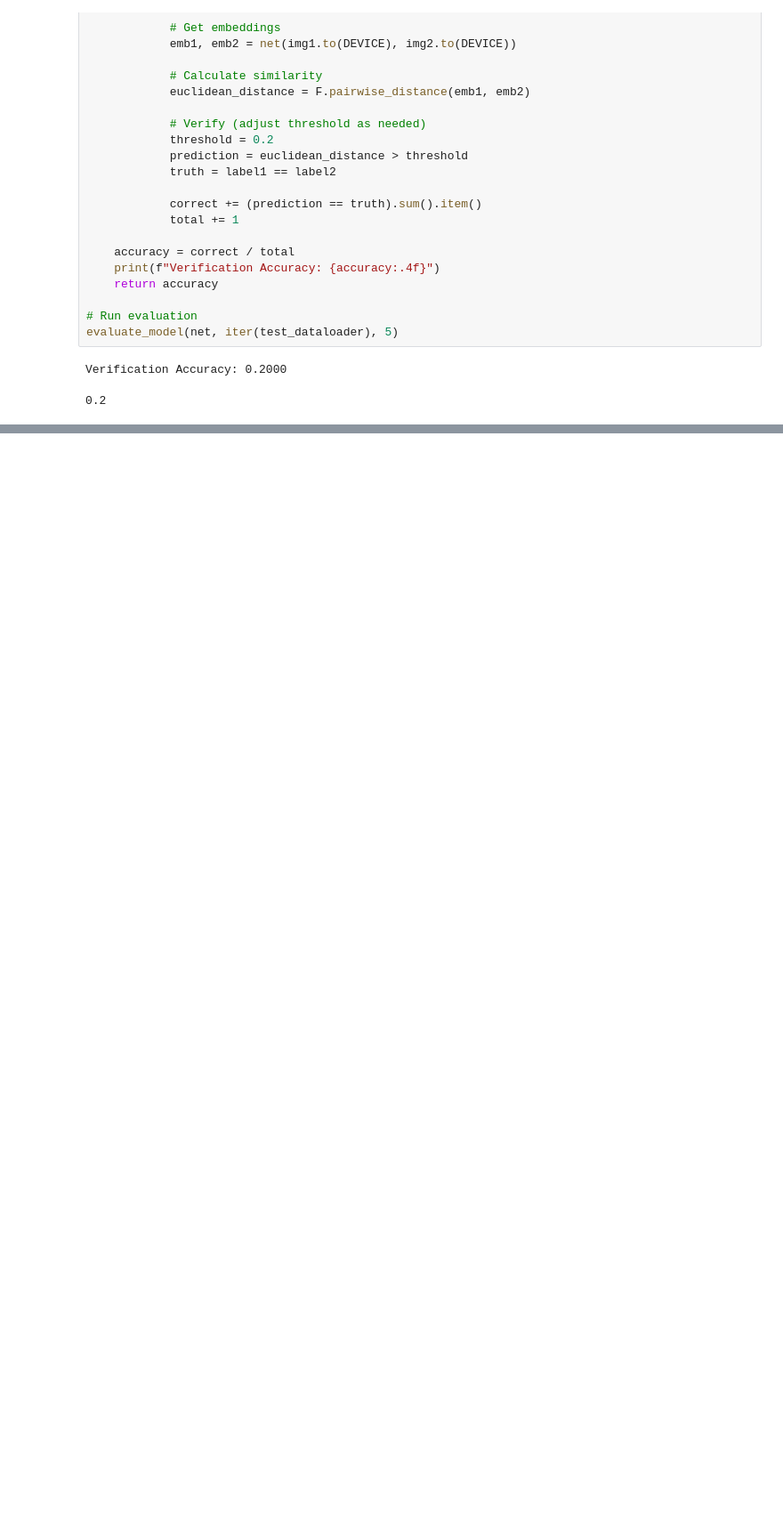
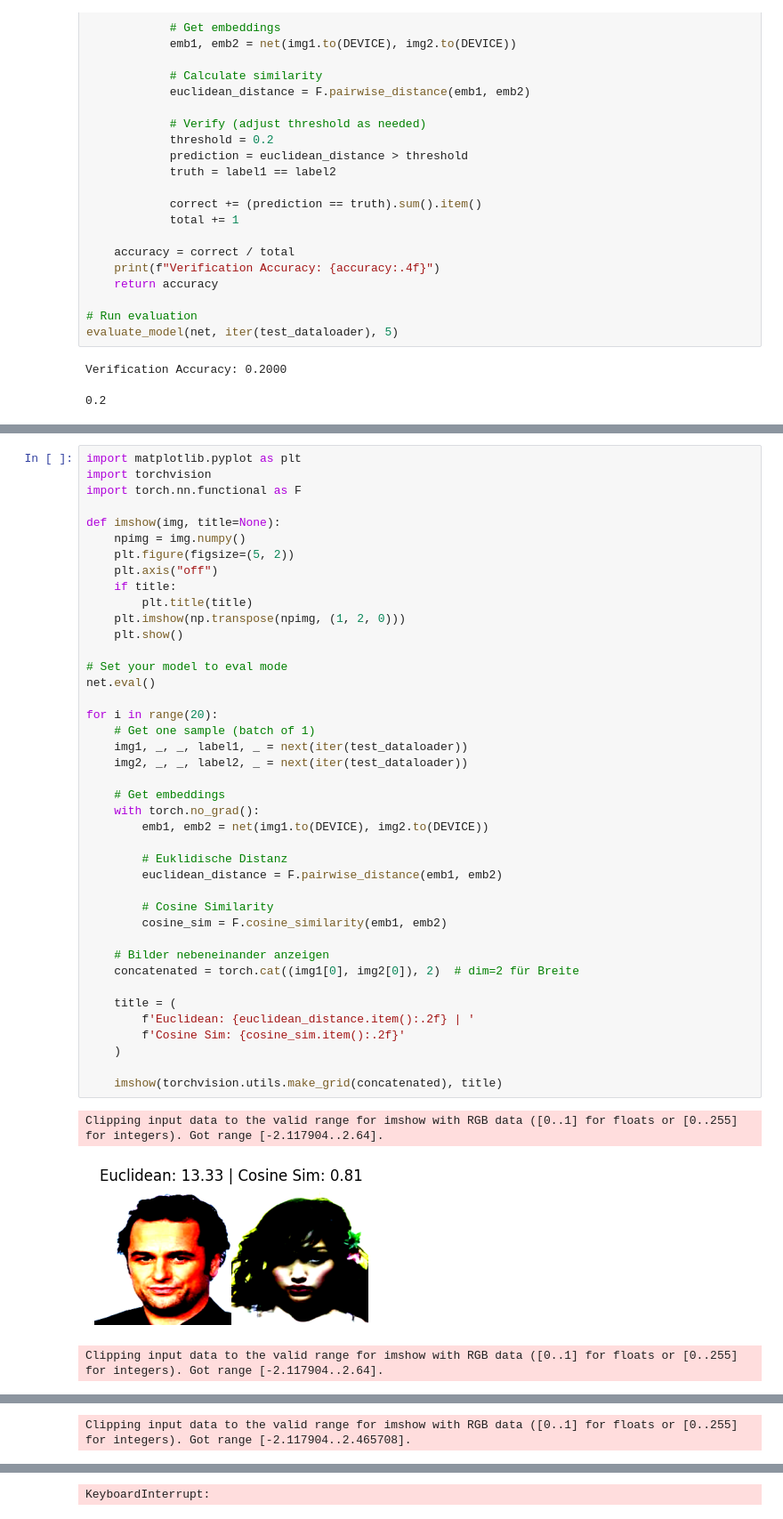
Before and after one commit to armanniaruhi/RAML, a Jupyter notebook: siamace.ipynb, the cells around one changed output, grey strips where cells are left out. Shown at 89% size. Saved outputs shown, nothing was run; the diff lists cells and outputs as text; blank space fills up the shorter version.

```diff
--- a/siamace.ipynb
+++ b/siamace.ipynb
@@ -474,0 +459,45 @@ for i in range(3):
+# %%
+import matplotlib.pyplot as plt
+import torchvision
+import torch.nn.functional as F
+
+def imshow(img, title=None):
+    npimg = img.numpy()
+    plt.figure(figsize=(5, 2))
+    plt.axis("off")
+    if title:
+        plt.title(title)
+    plt.imshow(np.transpose(npimg, (1, 2, 0)))
+    plt.show()
+
+# Set your model to eval mode
+net.eval()
+
+for i in range(20):
+    # Get one sample (batch of 1)
+    img1, _, _, label1, _ = next(iter(test_dataloader))
+    img2, _, _, label2, _ = next(iter(test_dataloader))
+
+    # Get embeddings
+    with torch.no_grad():
+        emb1, emb2 = net(img1.to(DEVICE), img2.to(DEVICE))
+
+        # Euklidische Distanz
+        euclidean_distance = F.pairwise_distance(emb1, emb2)
+
+        # Cosine Similarity
+        cosine_sim = F.cosine_similarity(emb1, emb2)
+
+    # Bilder nebeneinander anzeigen
+    concatenated = torch.cat((img1[0], img2[0]), 2)  # dim=2 für Breite
+
+    title = (
+        f'Euclidean: {euclidean_distance.item():.2f} | '
+        f'Cosine Sim: {cosine_sim.item():.2f}'
+    )
+
+    imshow(torchvision.utils.make_grid(concatenated), title)
+# %% [output]
+Clipping input data to the valid range for imshow with RGB data ([0..1] for floats or [0..255] for integers). Got range [-2.117904..2.64].
+[figure, added]
+Clipping input data to the valid range for imshow with RGB data ([0..1] for floats or [0..255] for integers). Got range [-2.117904..2.64].
@@ -474,0 +505 @@ for i in range(3):
+Clipping input data to the valid range for imshow with RGB data ([0..1] for floats or [0..255] for integers). Got range [-2.117904..2.465708].
@@ -474,0 +507 @@ for i in range(3):
+KeyboardInterrupt:
```
Also changed, not shown: parts of 8 cells of this notebook, 8 other files.
